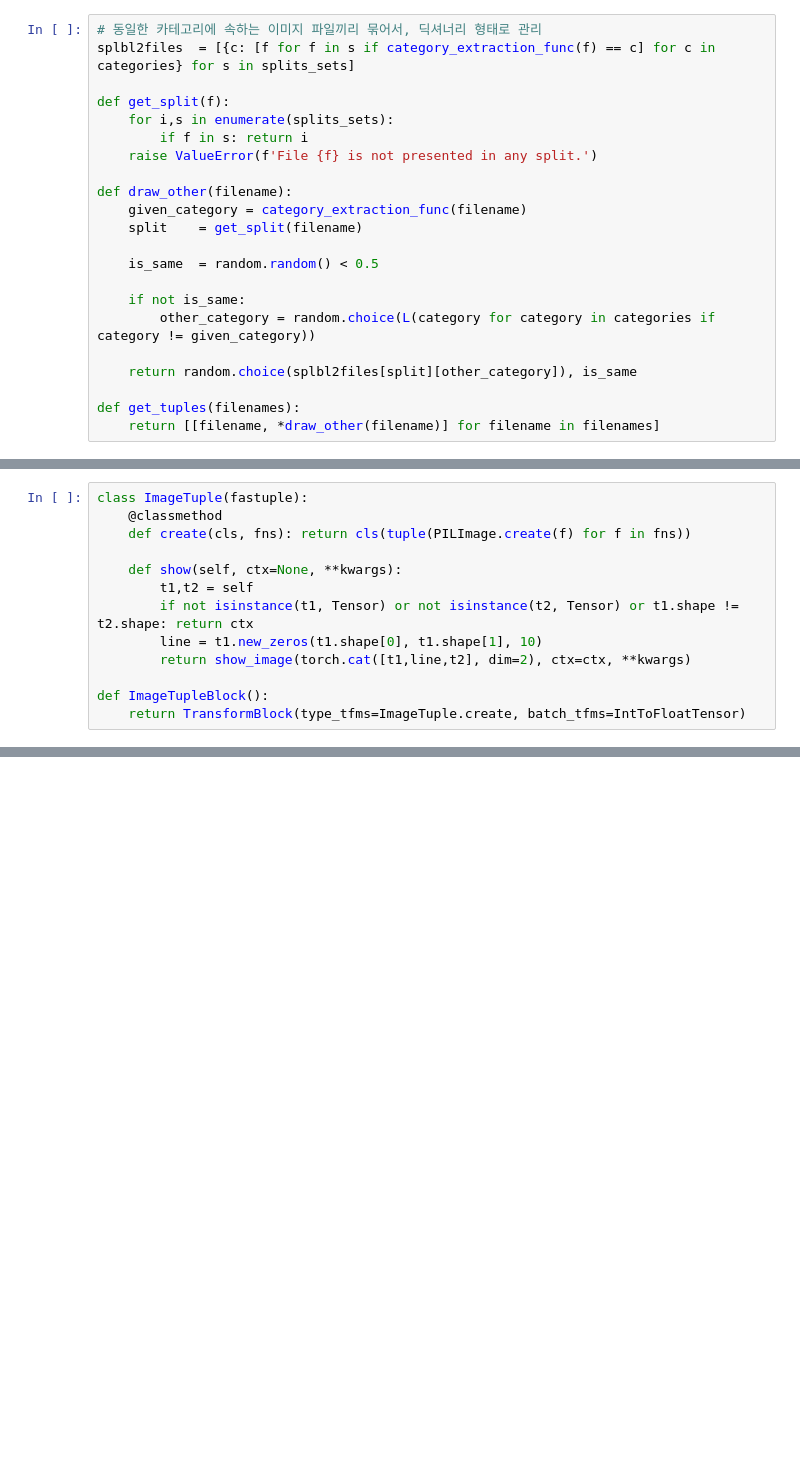
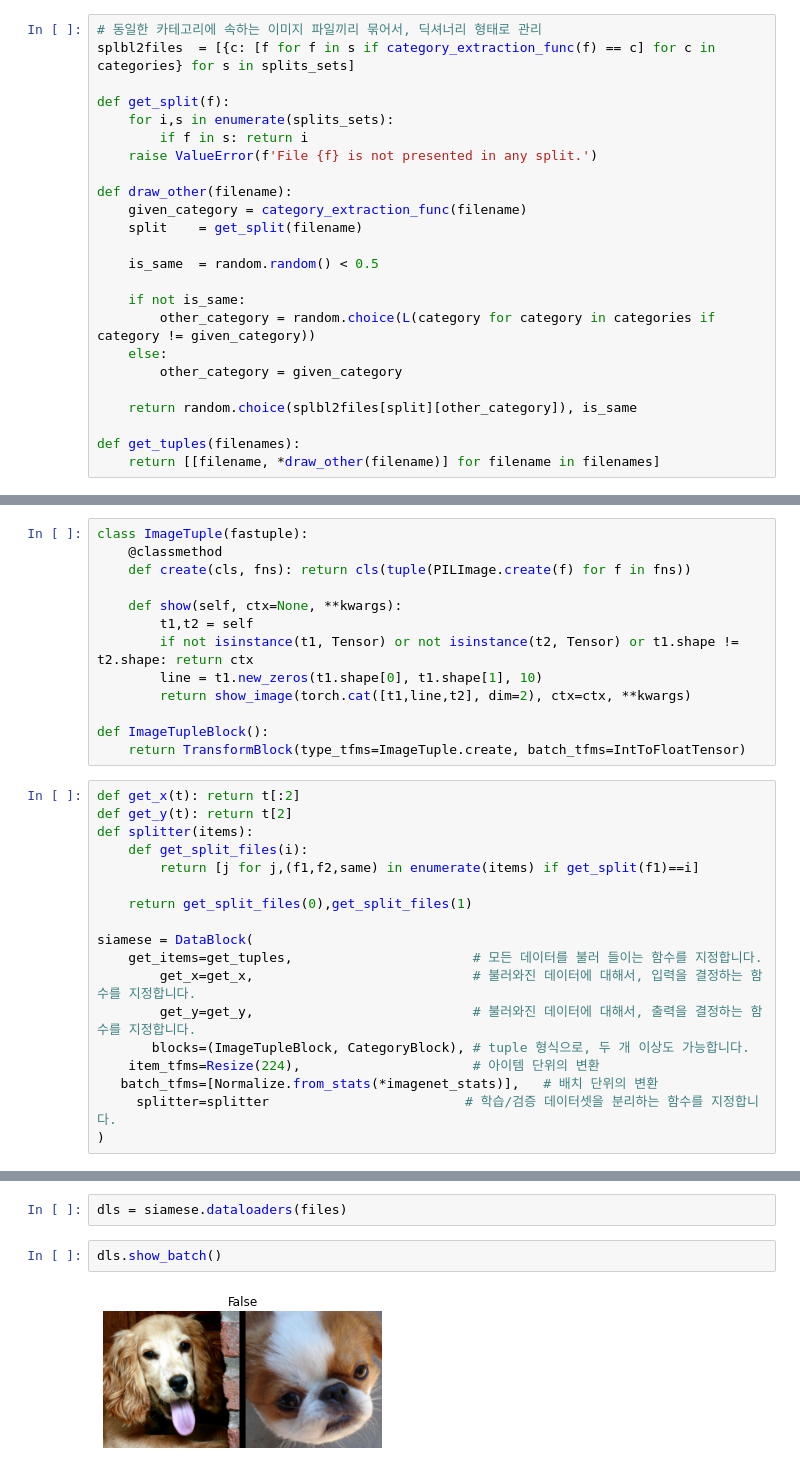
Before and after one commit to fast-ai-kr/tutorials, a Jupyter notebook: _notebooks/2020-11-18-DataBlock API w Siamese.ipynb, the cells around one changed output, grey strips where cells are left out. Cells and saved outputs as stored; diff of their text form; blank space fills up the shorter version.

```diff
--- a/_notebooks/2020-11-18-DataBlock API w Siamese.ipynb
+++ b/_notebooks/2020-11-18-DataBlock API w Siamese.ipynb
@@ -290,6 +303,8 @@ def draw_other(filename):
 
     if not is_same:
         other_category = random.choice(L(category for category in categories if category != given_category))
+    else:
+        other_category = given_category
 
     return random.choice(splbl2files[split][other_category]), is_same
 
@@ -319,3 +323,21 @@ class ImageTuple(fastuple):
 
 def ImageTupleBlock():
     return TransformBlock(type_tfms=ImageTuple.create, batch_tfms=IntToFloatTensor)
+# %%
+def get_x(t): return t[:2]
+def get_y(t): return t[2]
+def splitter(items):
+    def get_split_files(i):
+        return [j for j,(f1,f2,same) in enumerate(items) if get_split(f1)==i]
+
+    return get_split_files(0),get_split_files(1)
+
+siamese = DataBlock(
+    get_items=get_tuples,                       # 모든 데이터를 불러 들이는 함수를 지정합니다.
+        get_x=get_x,                            # 불러와진 데이터에 대해서, 입력을 결정하는 함수를 지정합니다.
+        get_y=get_y,                            # 불러와진 데이터에 대해서, 출력을 결정하는 함수를 지정합니다.
+       blocks=(ImageTupleBlock, CategoryBlock), # tuple 형식으로, 두 개 이상도 가능합니다.
+    item_tfms=Resize(224),                      # 아이템 단위의 변환
+   batch_tfms=[Normalize.from_stats(*imagenet_stats)],   # 배치 단위의 변환
+     splitter=splitter                         # 학습/검증 데이터셋을 분리하는 함수를 지정합니다.
+)
@@ -321,0 +349,6 @@ def ImageTupleBlock():
+# %%
+dls = siamese.dataloaders(files)
+# %%
+dls.show_batch()
+# %% [output]
+[figure, added]
```
Also changed, not shown: parts of 15 cells of this notebook.
